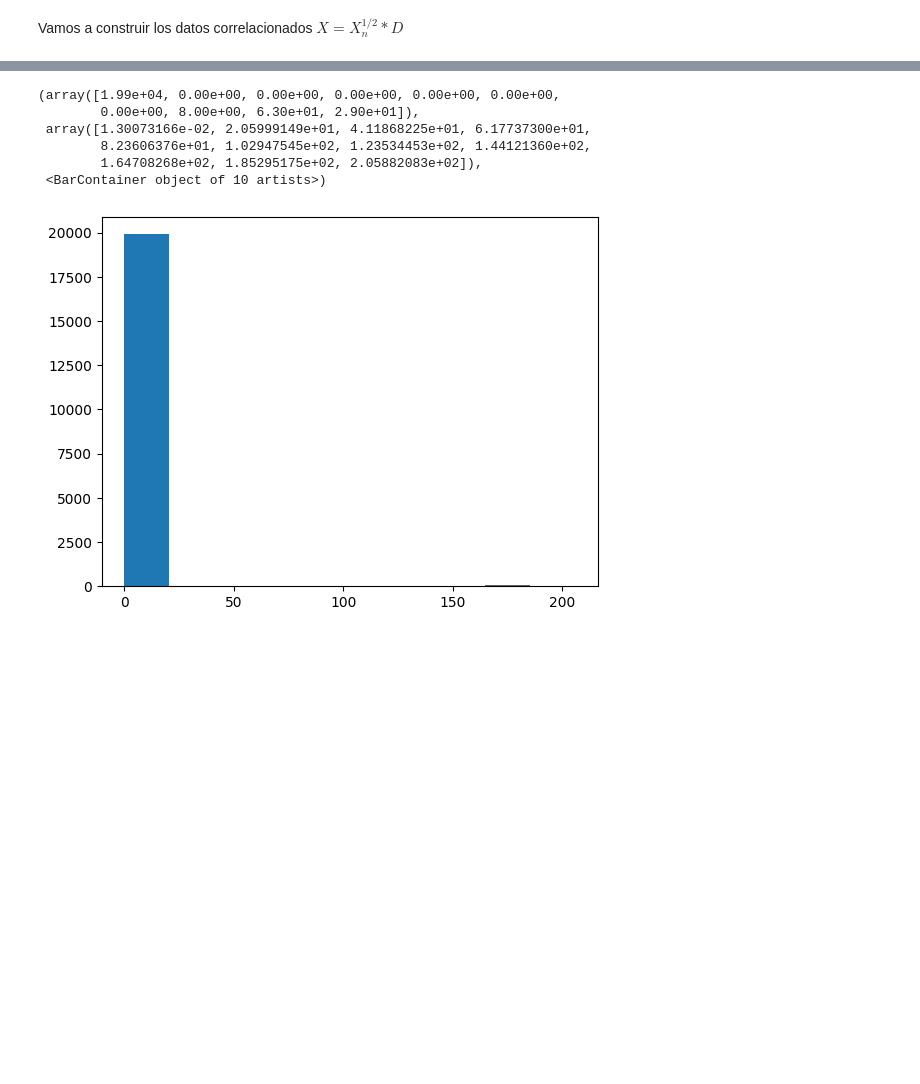
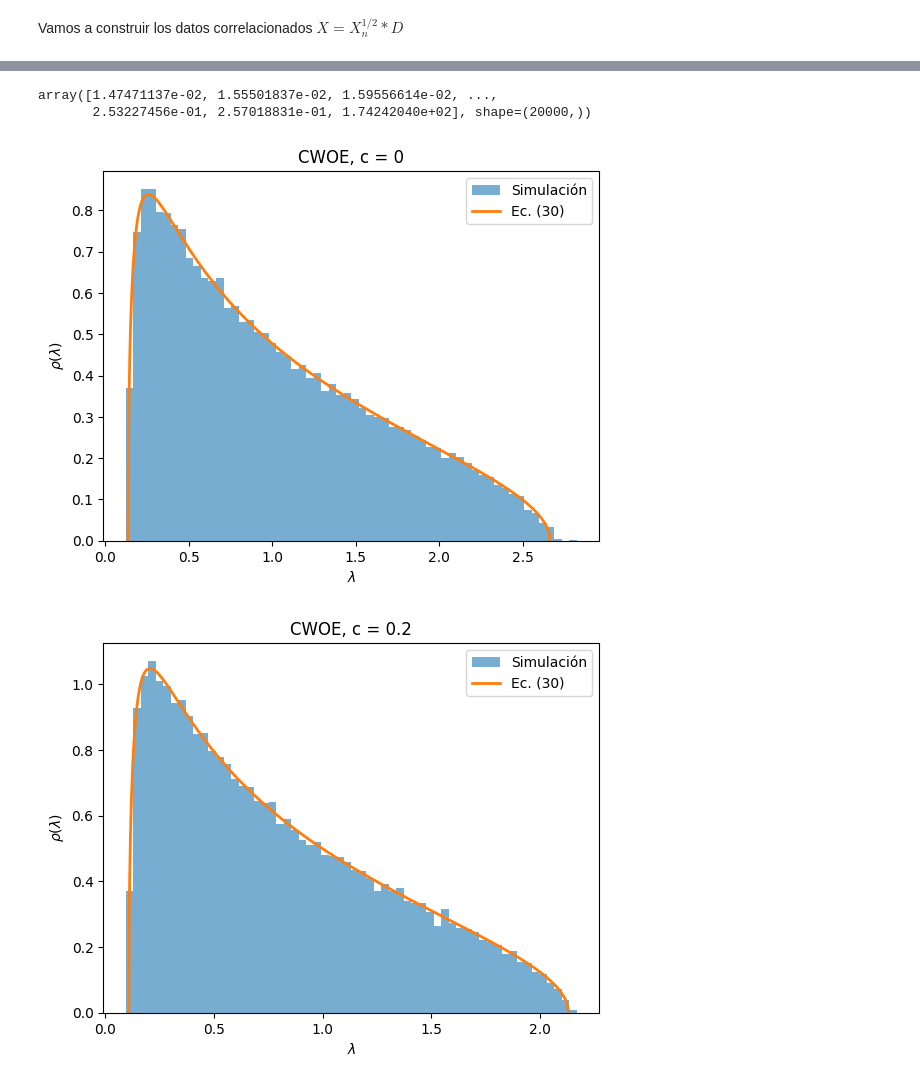
Before and after one commit to jorgexm20-sketch/RMT-econophysics-deep-learning, a Jupyter notebook: class-exercises/Exercise-04-Correlated-Wishart -Orthogonal-Ensemble.ipynb, the cells around one changed output, grey strips where cells are left out. Saved outputs shown, nothing was run; the diff lists cells and outputs as text; code cells hidden in the pictures; blank space fills up the shorter version.

```diff
--- a/class-exercises/Exercise-04-Correlated-Wishart -Orthogonal-Ensemble.ipynb
+++ b/class-exercises/Exercise-04-Correlated-Wishart -Orthogonal-Ensemble.ipynb
@@ -81,3 +61,8 @@ for j, valor in enumerate(c):
         autovalores = np.linalg.eigvalsh(C_math)
         autovalores_C[j].extend(autovalores)
     autovalores_C[j] = np.array(autovalores_C[j])
+# %%
+autovalores_C[3]
+# %% [output]
+array([1.47471137e-02, 1.55501837e-02, 1.59556614e-02, ...,
+       2.53227456e-01, 2.57018831e-01, 1.74242040e+02], shape=(20000,))
@@ -84,10 +71,61 @@ for j, valor in enumerate(c):
 # %%
-plt.hist(autovalores_C[3])
+def rho_teorica(lambdas, c, kappa):
+    lambda_menos = (1 - c) * (kappa**(-0.5) - 1)**2
+    lambda_mas   = (1 - c) * (kappa**(-0.5) + 1)**2
+
+    rho = np.zeros_like(lambdas)
+
+    mascara = (lambdas >= lambda_menos) & (lambdas <= lambda_mas)
+
+    rho[mascara] = (
+        kappa
+        * np.sqrt(
+            (lambda_mas - lambdas[mascara])
+            * (lambdas[mascara] - lambda_menos)
+        )
+        / (2 * np.pi * (1 - c) * lambdas[mascara])
+    )
+
+    return rho
-# %% [output]
-(array([1.99e+04, 0.00e+00, 0.00e+00, 0.00e+00, 0.00e+00, 0.00e+00,
-        0.00e+00, 8.00e+00, 6.30e+01, 2.90e+01]),
- array([1.30073166e-02, 2.05999149e+01, 4.11868225e+01, 6.17737300e+01,
-        8.23606376e+01, 1.02947545e+02, 1.23534453e+02, 1.44121360e+02,
-        1.64708268e+02, 1.85295175e+02, 2.05882083e+02]),
- <BarContainer object of 10 artists>)
-[figure, removed]
+# %%
+for i, ci in enumerate(c):
+
+    # Recuperamos las 100 realizaciones de N autovalores cada una
+    valores = autovalores_C[i].reshape(miembros, N)
+
+    # Para c > 0 aparece un autovalor colectivo separado
+    if ci == 0:
+        bulk = valores.ravel()
+    else:
+        bulk = valores[:, :-1].ravel()
+
+    # Bordes teóricos
+    lambda_menos = (1 - ci) * (kappa**(-0.5) - 1)**2
+    lambda_mas   = (1 - ci) * (kappa**(-0.5) + 1)**2
+
+    lambdas = np.linspace(lambda_menos, lambda_mas, 1000)
+    rho = rho_teorica(lambdas, ci, kappa)
+
+    plt.hist(
+        bulk,
+        bins=60,
+        density=True,
+        alpha=0.6,
+        label="Simulación"
+    )
+
+    plt.plot(
+        lambdas,
+        rho,
+        linewidth=2,
+        label="Ec. (30)"
+    )
+
+    plt.xlabel(r"$\lambda$")
+    plt.ylabel(r"$\rho(\lambda)$")
+    plt.title(f"CWOE, c = {ci}")
+    plt.legend()
+    plt.show()
+# %% [output]
+[figure, added]
+[figure, added]
```
Also changed, not shown: parts of 6 cells of this notebook.
